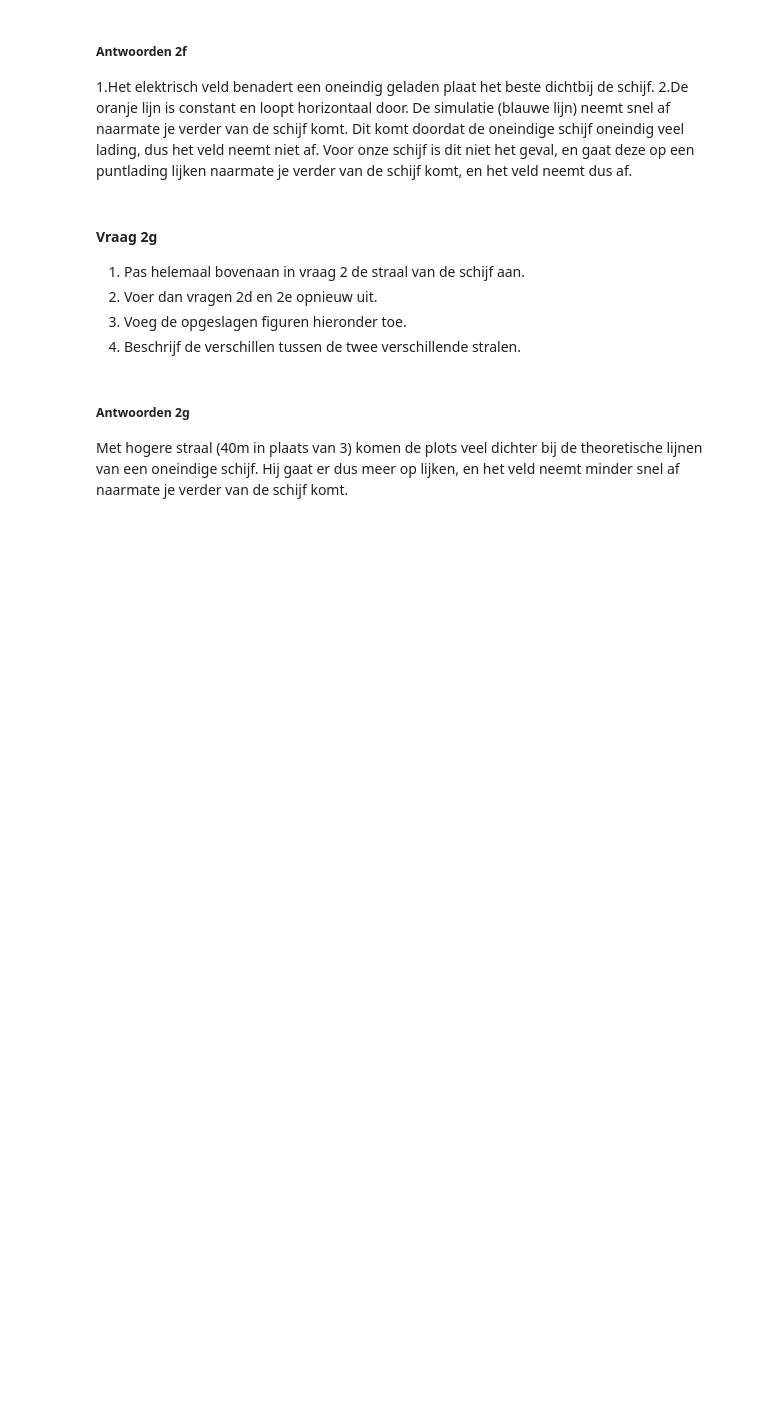
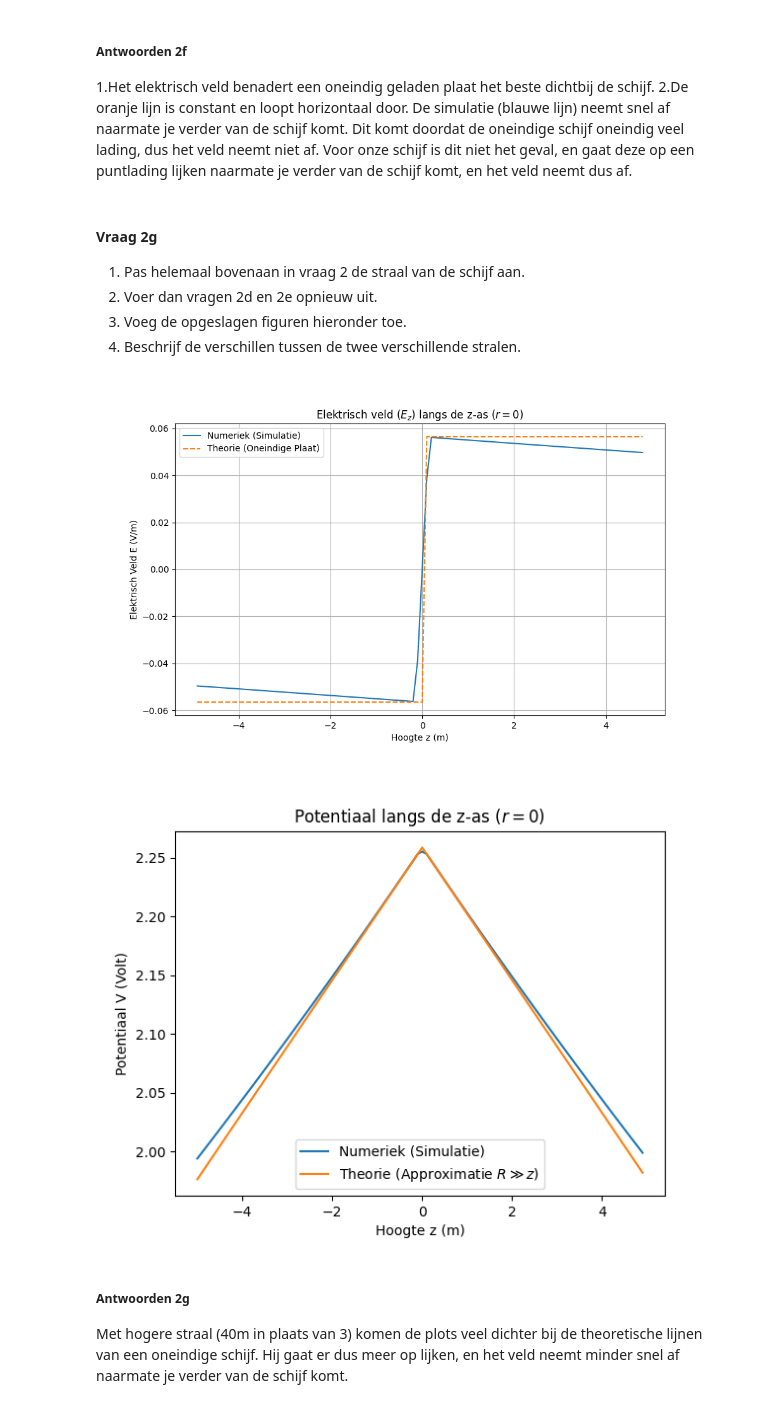
Before and after one commit to BobVill/opdrachten-DEF-D, a Jupyter notebook: DigitaleOntwerpopdrachten/1CondensatorOpdracht/CondensatorOntwerpopdracht.ipynb, the cells around one changed output. Drawn from its saved outputs; the diff is of its cells as text; code cells hidden in the pictures; blank space fills up the shorter version.

```diff
--- a/DigitaleOntwerpopdrachten/1CondensatorOpdracht/CondensatorOntwerpopdracht.ipynb
+++ b/DigitaleOntwerpopdrachten/1CondensatorOpdracht/CondensatorOntwerpopdracht.ipynb
@@ -332,8 +332,12 @@ plt.show()
 # %%
 ###
 ###Jouw code hier###
 ###
-#display(Image('PNG.graphs'))
+display(Image('PNG graphs\Elektrisch_Veld_z_as(2).png'))
+display(Image('PNG graphs\Potentiaal_z_as(2).png'))
+# %% [output]
+[figure, added]
+[figure, added]
 # %% [markdown]
 ##### Antwoorden 2g
 
```
